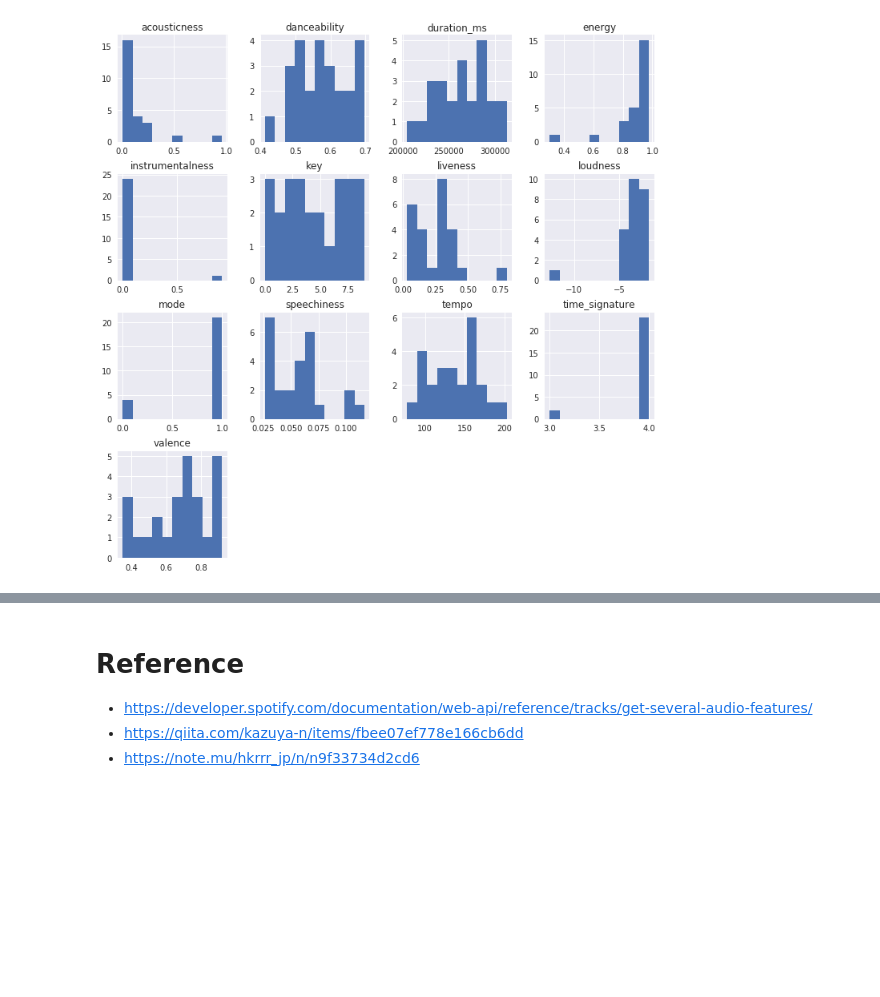
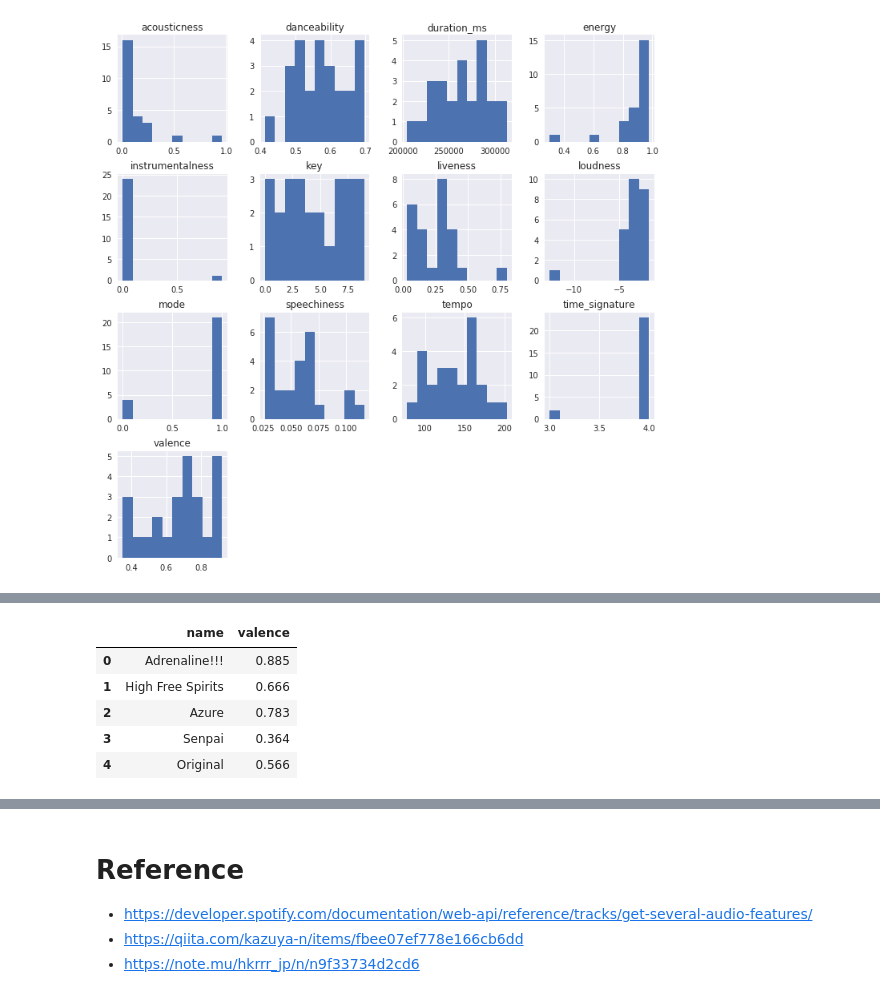
Before and after one commit to TatsukiSerizawa/Research-of-TrySail, a Jupyter notebook: src/analysis_from_spotify/analysis.ipynb, the cells around one changed output, grey strips where cells are left out. Saved outputs shown, nothing was run; the diff lists cells and outputs as text; code cells hidden in the pictures; blank space fills up the shorter version.

```diff
--- a/src/analysis_from_spotify/analysis.ipynb
+++ b/src/analysis_from_spotify/analysis.ipynb
@@ -157,0 +135,11 @@ Name: name, dtype: object
+# %%
+valence = pd.DataFrame(trysail_info_all["name"])
+valence["valence"] = trysail_info_all["valence"]
+valence.head()
+# %% [output]
+|  | name | valence |
+| 0 | Adrenaline!!! | 0.885 |
+| 1 | High Free Spirits | 0.666 |
+| 2 | Azure | 0.783 |
+| 3 | Senpai | 0.364 |
+| 4 | Original | 0.566 |
```
Also changed, not shown: parts of 3 cells of this notebook.
